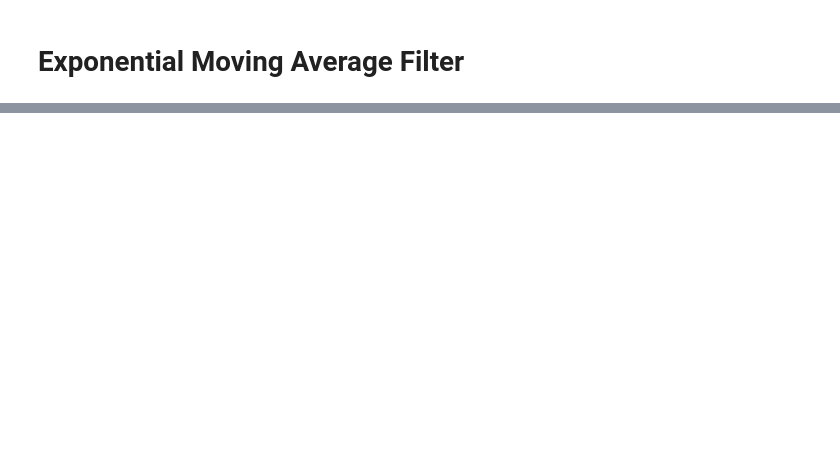
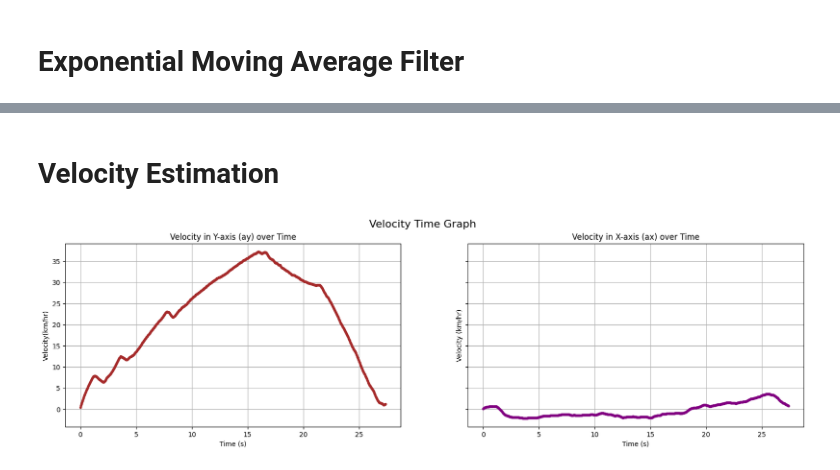
Before and after one commit to KarthickPandianPV/PATH-ESTIMATION, a Jupyter notebook: main.ipynb, the cells around one changed output, grey strips where cells are left out. Drawn from its saved outputs; the diff is of its cells as text; code cells hidden in the pictures; blank space fills up the shorter version.

```diff
--- a/main.ipynb
+++ b/main.ipynb
@@ -59,0 +89,28 @@ ax2.grid(True)
+# %% [markdown]
+# Velocity Estimation
+# %%
+df['vy'] = df['ay_ema'].copy()  # Copy ay for Velocity estimation
+df['vx'] = df['ax_ema'].copy()  # Copy ax for Velocity estimation
+
+for i in range(1,len(df)):
+    df.loc[i, 'vy'] = (df.loc[i - 1, 'vy'] + df.loc[i, 'ay_ema'] )
+    df.loc[i, 'vx'] = (df.loc[i - 1, 'vx'] + df.loc[i, 'ax_ema'] )
+
+df['vy'] = df['vy'] /23  # Divide by 23 since 23 samples/s
+df['vx'] = df['vx'] /23
+
+fig, (ax1, ax2) = plt.subplots(1, 2, figsize=(20, 5), sharey=True)
+fig.suptitle('Velocity Time Graph', fontsize=16)
+ax1.plot(df['time'], df['vy']*18/5, marker='o', linestyle='-', color='brown', markersize=3)
+ax1.set_title('Velocity in Y-axis (ay) over Time')
+ax1.set_xlabel('Time (s)')
+ax1.set_ylabel('Velocity(km/hr)')
+ax1.grid(True)
+
+ax2.plot(df['time'], df['vx']*18/5, marker='o', linestyle='-', color='purple', markersize=3)
+ax2.set_title('Velocity in X-axis (ax) over Time')
+ax2.set_xlabel('Time (s)')
+ax2.set_ylabel('Velocity (km/hr)')
+ax2.grid(True)
+# %% [output]
+[figure, added]
```
Also changed, not shown: parts of 8 cells of this notebook.
